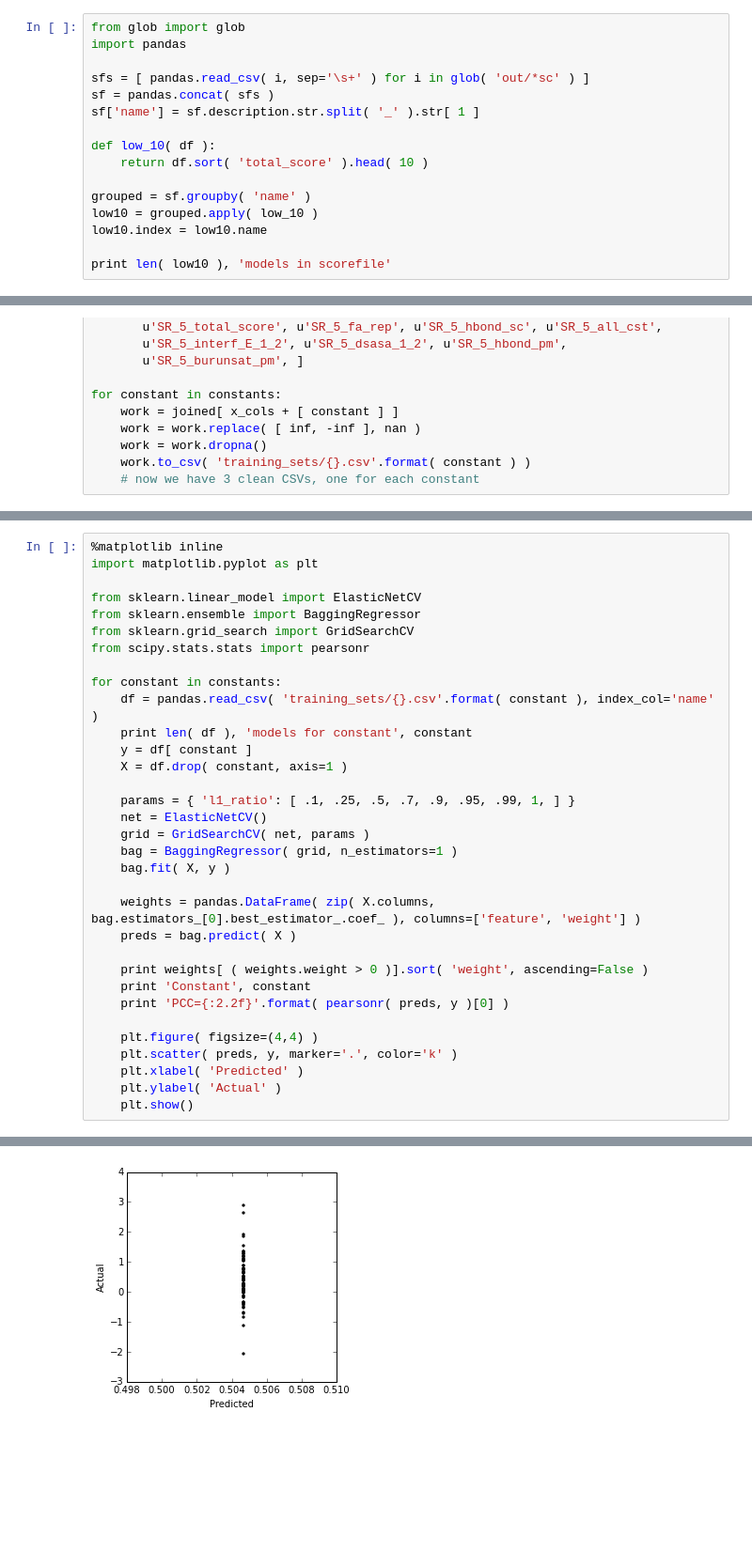
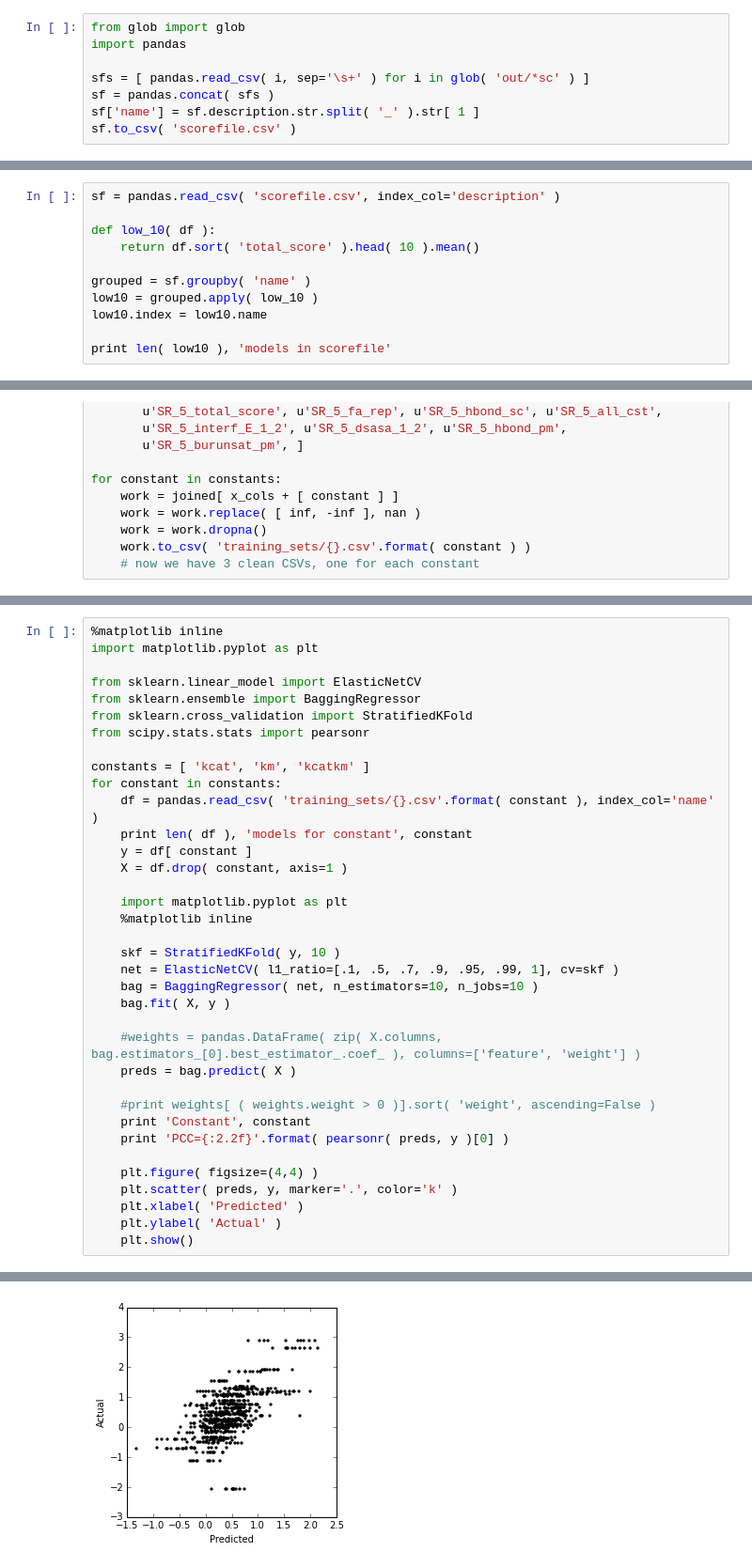
Before and after one commit to dacarlin/bagel-benchmark, a Jupyter notebook: Untitled.ipynb, the cells around one changed output, grey strips where cells are left out. Shown at 94% size. Cells and saved outputs as stored; diff of their text form; blank space fills up the shorter version.

```diff
--- a/Untitled.ipynb
+++ b/Untitled.ipynb
@@ -115,12 +55,4 @@ import pandas
 sfs = [ pandas.read_csv( i, sep='\s+' ) for i in glob( 'out/*sc' ) ]
 sf = pandas.concat( sfs )
 sf['name'] = sf.description.str.split( '_' ).str[ 1 ]
-
-def low_10( df ):
-    return df.sort( 'total_score' ).head( 10 )
-
-grouped = sf.groupby( 'name' )
-low10 = grouped.apply( low_10 )
-low10.index = low10.name
-
-print len( low10 ), 'models in scorefile'
+sf.to_csv( 'scorefile.csv' )
@@ -128,0 +63,11 @@ print len( low10 ), 'models in scorefile'
+# %%
+sf = pandas.read_csv( 'scorefile.csv', index_col='description' )
+
+def low_10( df ):
+    return df.sort( 'total_score' ).head( 10 ).mean()
+
+grouped = sf.groupby( 'name' )
+low10 = grouped.apply( low_10 )
+low10.index = low10.name
+
+print len( low10 ), 'models in scorefile'
@@ -189,25 +140,28 @@ import matplotlib.pyplot as plt
 
 from sklearn.linear_model import ElasticNetCV
 from sklearn.ensemble import BaggingRegressor
-from sklearn.grid_search import GridSearchCV
+from sklearn.cross_validation import StratifiedKFold
 from scipy.stats.stats import pearsonr
 
+constants = [ 'kcat', 'km', 'kcatkm' ]
 for constant in constants:
     df = pandas.read_csv( 'training_sets/{}.csv'.format( constant ), index_col='name' )
     print len( df ), 'models for constant', constant
     y = df[ constant ]
     X = df.drop( constant, axis=1 )
 
-    params = { 'l1_ratio': [ .1, .25, .5, .7, .9, .95, .99, 1, ] }
-    net = ElasticNetCV()
-    grid = GridSearchCV( net, params )
-    bag = BaggingRegressor( grid, n_estimators=1 )
+    import matplotlib.pyplot as plt
+    %matplotlib inline
+
+    skf = StratifiedKFold( y, 10 )
+    net = ElasticNetCV( l1_ratio=[.1, .5, .7, .9, .95, .99, 1], cv=skf )
+    bag = BaggingRegressor( net, n_estimators=10, n_jobs=10 )
     bag.fit( X, y )
 
-    weights = pandas.DataFrame( zip( X.columns, bag.estimators_[0].best_estimator_.coef_ ), columns=['feature', 'weight'] )
+    #weights = pandas.DataFrame( zip( X.columns, bag.estimators_[0].best_estimator_.coef_ ), columns=['feature', 'weight'] )
     preds = bag.predict( X )
 
-    print weights[ ( weights.weight > 0 )].sort( 'weight', ascending=False )
+    #print weights[ ( weights.weight > 0 )].sort( 'weight', ascending=False )
     print 'Constant', constant
     print 'PCC={:2.2f}'.format( pearsonr( preds, y )[0] )
 
@@ -231 +181 @@ PCC=-0.00
-[figure, old version]
+[figure, new version]
```
Also changed, not shown: parts of 16 cells of this notebook, 3 other files.
